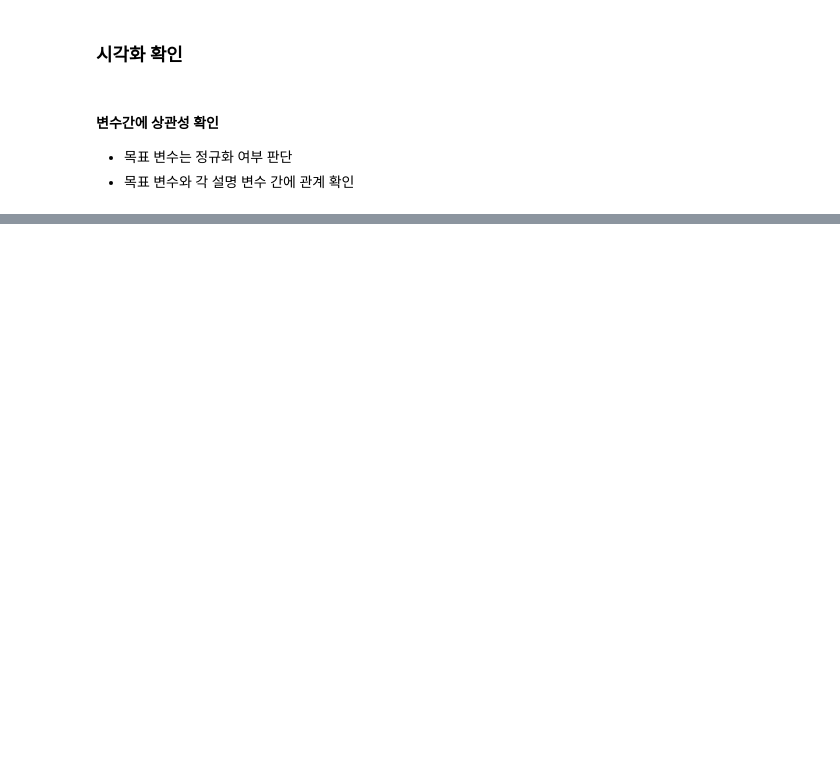
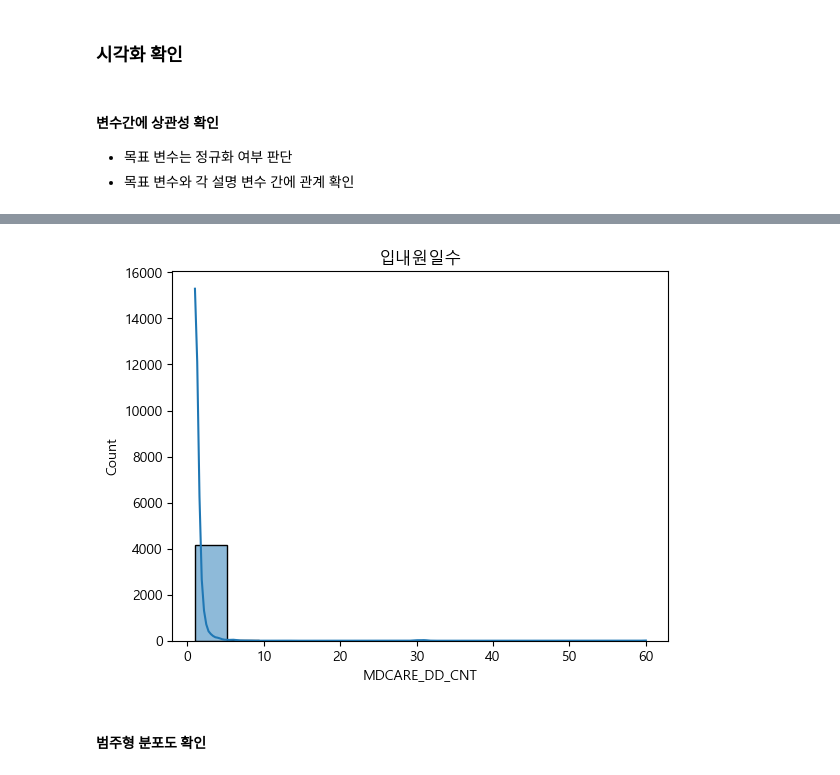
Before and after one commit to hhyowon/toy_data_analysis, a Jupyter notebook: Join_Collection_BND_M20/EDA/Join_Collection_BND_M20_EDA_hyo.ipynb, the cells around one changed output, grey strips where cells are left out. Drawn from its saved outputs; the diff is of its cells as text; code cells hidden in the pictures; blank space fills up the shorter version.

```diff
--- a/Join_Collection_BND_M20/EDA/Join_Collection_BND_M20_EDA_hyo.ipynb
+++ b/Join_Collection_BND_M20/EDA/Join_Collection_BND_M20_EDA_hyo.ipynb
@@ -68,3 +128 @@ df_I10_h["BTH_YYYY"] = df_I10_h["BTH_YYYY"].astype(int)
-# %%
-df_I10_h["OPRTN_YN"] = df_I10_h["OPRTN_YN"].astype(object)
 # %%
@@ -88,3 +160,11 @@ df_I10_h.describe(include=object).columns.to_list()
+# %%
+sns.histplot(data=df_I10_h, x='MDCARE_DD_CNT', kde=True)
+plt.title('입내원일수')
+plt.show()
+# %% [output]
+[figure, added]
+# %% [markdown]
+#### 범주형 분포도 확인
 # %%
 sns.countplot(data=df_I10_h, x='OPRTN_YN')
 plt.title('수술여부')
```
Also changed, not shown: parts of 29 cells of this notebook, 6 other files.
